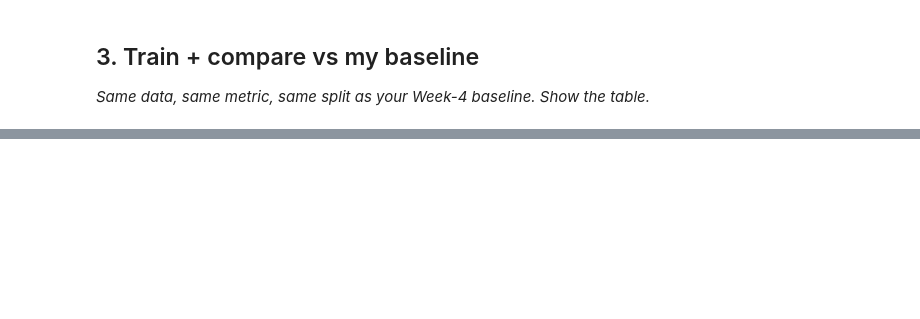
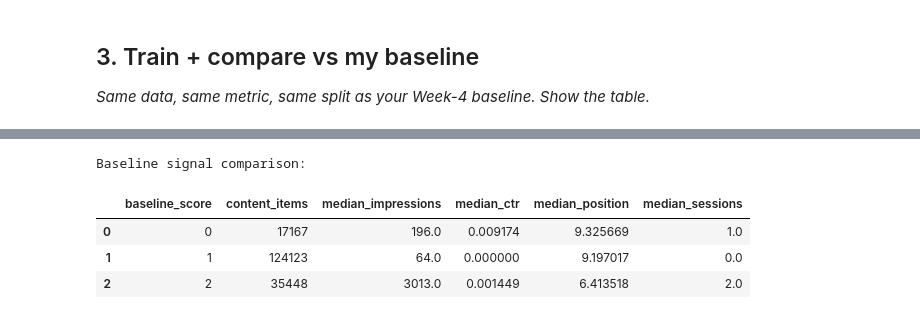
Before and after one commit to zeeofficial01/flyrank-ml-internship, a Jupyter notebook: work/notebooks/w05_model.ipynb, the cells around one changed output, grey strips where cells are left out. Drawn from its saved outputs; the diff is of its cells as text; code cells hidden in the pictures; blank space fills up the shorter version.

```diff
--- a/work/notebooks/w05_model.ipynb
+++ b/work/notebooks/w05_model.ipynb
@@ -34,0 +122,19 @@ Before you submit, confirm each line honestly:
+# %%
+# Check how many rows have all required modeling features available
+
+model_features = [
+    "gsc_impressions",
+    "gsc_clicks",
+    "gsc_avg_position",
+    "ga4_sessions",
+    "ctr"
+]
+
+df_model = df.dropna(subset=model_features).copy()
+
+print("Original rows:", len(df))
+print("Rows available for modeling:", len(df_model))
+print("Rows removed:", len(df) - len(df_model))
+
+print("\nModeling columns:")
+print(df_model[model_features].head())
@@ -34,0 +278,24 @@ Before you submit, confirm each line honestly:
+# %%
+# Compact baseline analysis table
+
+baseline_comparison = (
+    df_model
+    .groupby("baseline_score")
+    .agg(
+        content_items=("content_hash_id", "count"),
+        median_impressions=("gsc_impressions", "median"),
+        median_ctr=("ctr", "median"),
+        median_position=("gsc_avg_position", "median"),
+        median_sessions=("ga4_sessions", "median"),
+    )
+    .reset_index()
+)
+
+print("Baseline signal comparison:")
+display(baseline_comparison)
+# %% [output]
+Baseline signal comparison:
+|  | baseline_score | content_items | median_impressions | median_ctr | median_position | median_sessions |
+| 0 | 0 | 17167 | 196.0 | 0.009174 | 9.325669 | 1.0 |
+| 1 | 1 | 124123 | 64.0 | 0.000000 | 9.197017 | 0.0 |
+| 2 | 2 | 35448 | 3013.0 | 0.001449 | 6.413518 | 2.0 |
```
Also changed, not shown: parts of 17 cells of this notebook.
